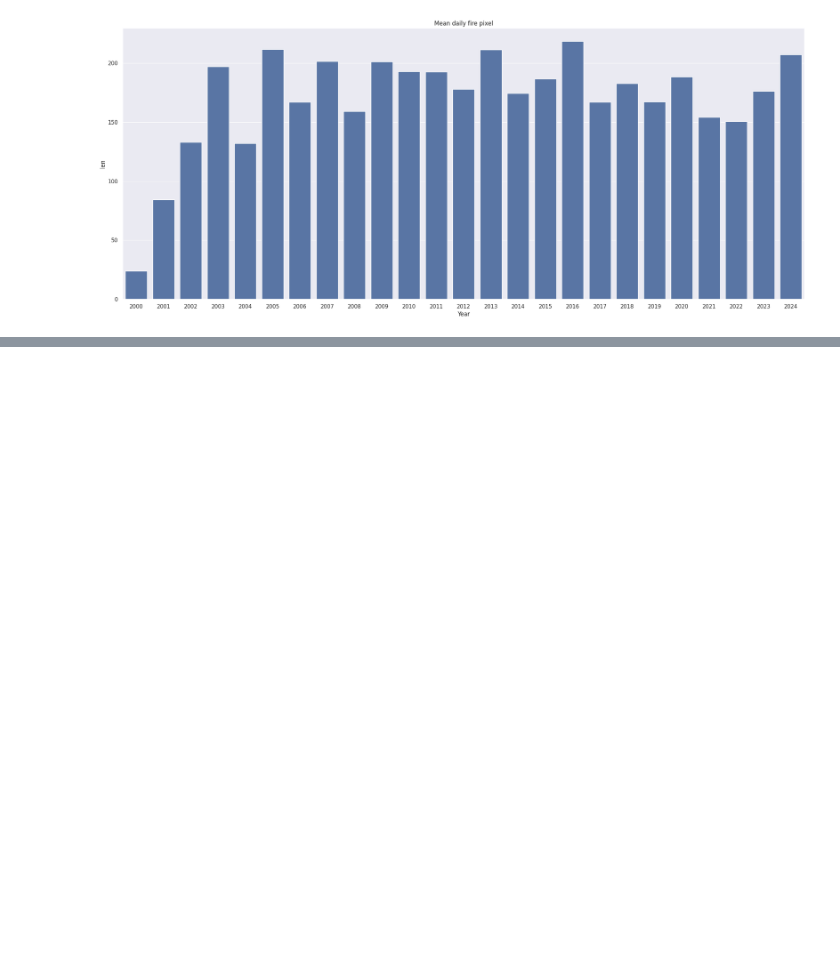
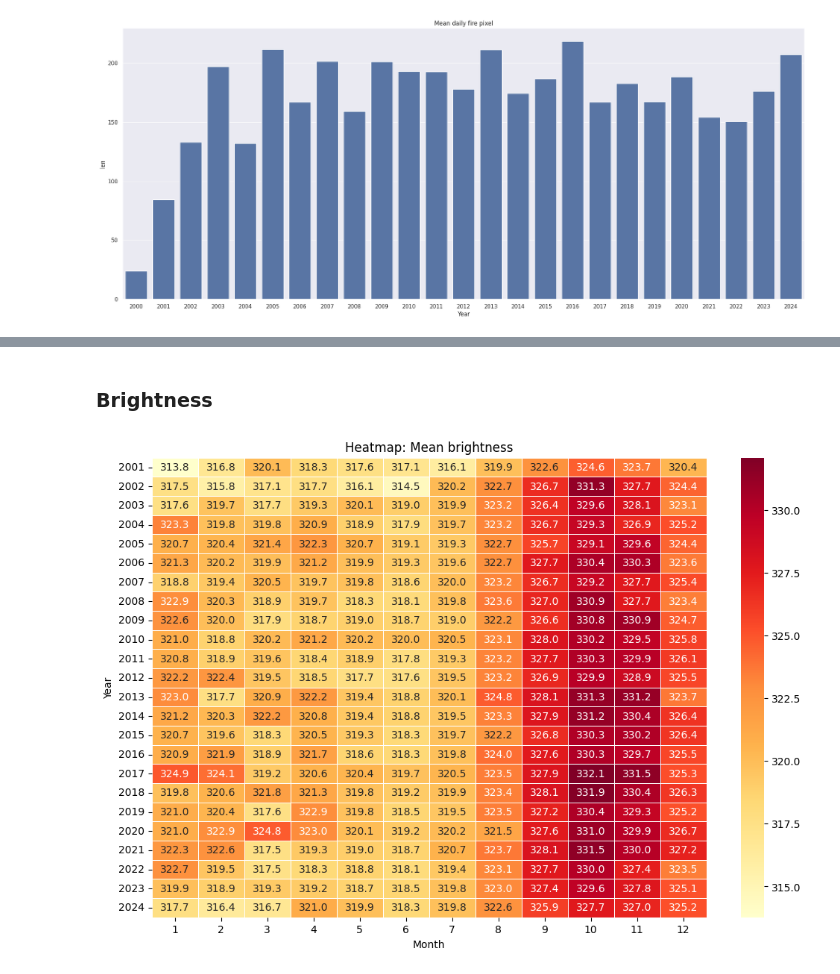
Before and after one commit to ShadeyFadjo/fire_AI_project_LIAM, a Jupyter notebook: notebooks/csv_NASA/01_exploration.ipynb, the cells around one changed output, grey strips where cells are left out. Drawn from its saved outputs; the diff is of its cells as text; code cells hidden in the pictures; blank space fills up the shorter version.

```diff
--- a/notebooks/csv_NASA/01_exploration.ipynb
+++ b/notebooks/csv_NASA/01_exploration.ipynb
@@ -171,0 +237,7 @@ plt.show()
+# %% [markdown]
+### Brightness
+# %%
+column='brightness'
+heatmap(df_by_month_and_year(column),column)
+# %% [output]
+[figure, added]
```
Also changed, not shown: parts of 11 cells of this notebook, 1 other file.
